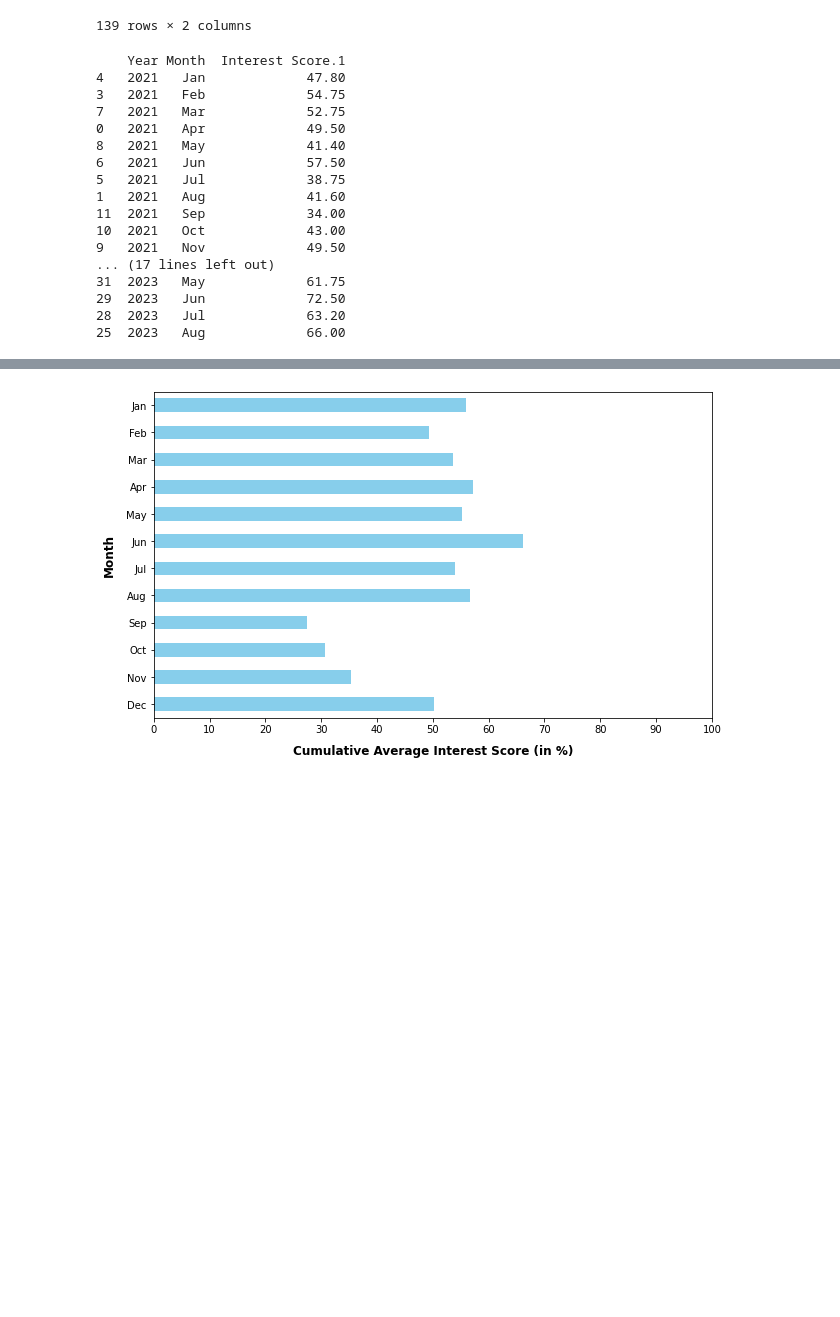
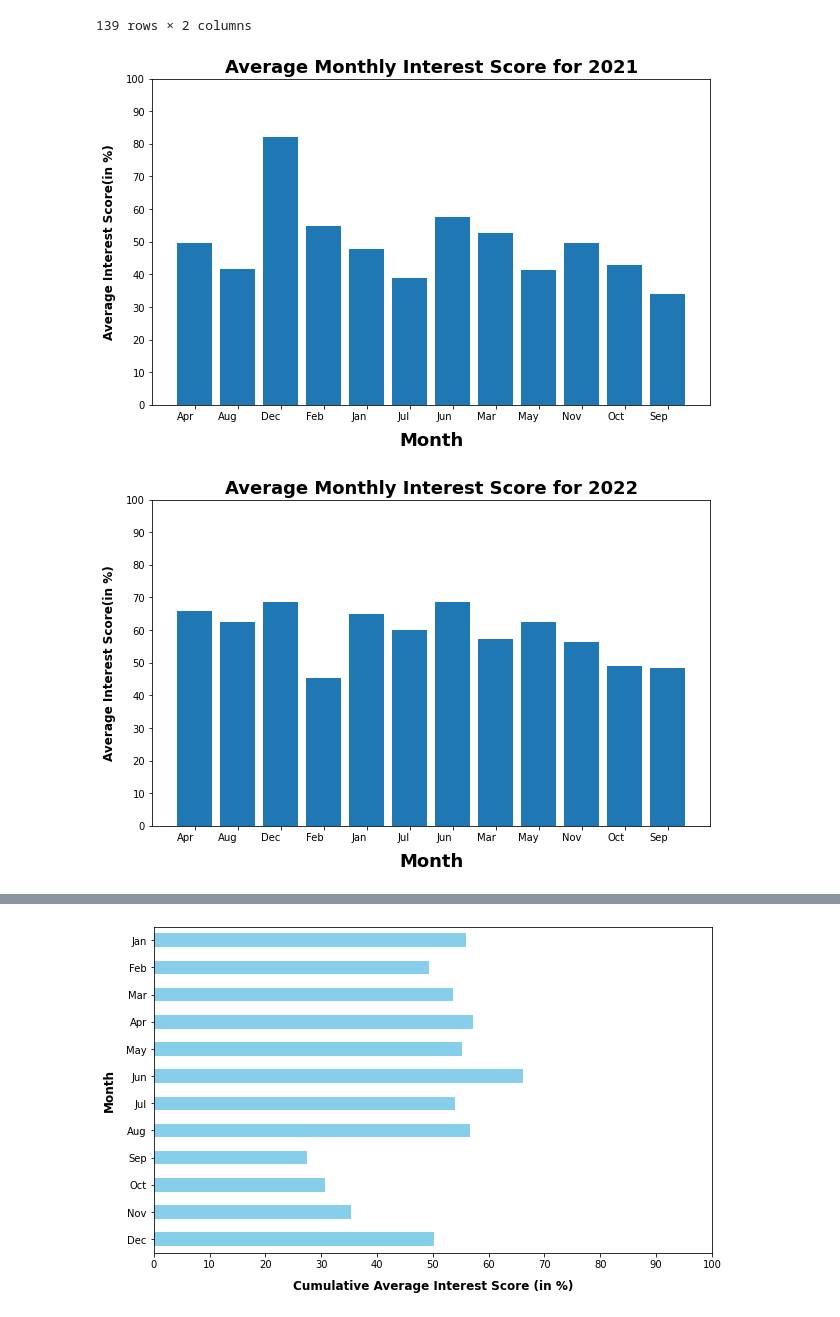
Before and after one commit to sahas-01/Data-analysis-Ab-Inbev, a Jupyter notebook: google-search.ipynb, the cells around one changed output, grey strips where cells are left out. Cells and saved outputs as stored; diff of their text form; code cells hidden in the pictures; blank space fills up the shorter version.

```diff
--- a/google-search.ipynb
+++ b/google-search.ipynb
@@ -25,58 +25,39 @@ df
 # %%
 import pandas as pd
 import matplotlib.pyplot as plt
 
 # Assuming your DataFrame is already loaded and looks like the provided sample
 
 # Convert 'Week' to datetime format
 df['Week'] = pd.to_datetime(df['Week'], format="%b'%y")
 
 # Extract year and month into separate columns
 df['Year'] = df['Week'].dt.year
 df['Month'] = df['Week'].dt.strftime('%b')  # Format to abbreviated month name
 
 # Calculate the average interest score for each month
 average_monthly_interest = df.groupby(['Year', 'Month'])['Interest Score.1'].mean().reset_index()
 
 # Order the 'Month' column
 month_order = ['Jan', 'Feb', 'Mar', 'Apr', 'May', 'Jun', 'Jul', 'Aug', 'Sep', 'Oct', 'Nov', 'Dec']
 
 average_monthly_interest['Month'] = pd.Categorical(average_monthly_interest['Month'], categories=month_order, ordered=True)
 
-# Sort the DataFrame based on the order of months
-average_monthly_interest = average_monthly_interest.sort_values(['Year', 'Month'])
-print(average_monthly_interest)
+# Plotting separate graphs for each year
+years = df['Year'].unique()
 
-# Plotting separate graphs for each year
-# years = df['Year'].unique()
+for year in years:
+    year_data = average_monthly_interest[average_monthly_interest['Year'] == year]
 
-# for year in years:
-#     year_data = average_monthly_interest[average_monthly_interest['Year'] == year]
-
-#     plt.figure(figsize=(10, 6))
-#     plt.bar(year_data['Month'], year_data['Interest Score.1'])
-#     plt.xlabel('Month', fontweight='bold', fontsize=18,labelpad=10)
-#     plt.ylabel('Average Interest Score(in %)', fontweight='bold', fontsize=12, labelpad=10)
-#     plt.title(f'Average Monthly Interest Score for {year}', fontweight='bold', fontsize=18)
-#     plt.xticks(rotation=0, ha='right')
-#     plt.ylim(0, 100)
-#     plt.yticks(range(0, 101, 10))
-#     plt.show()
+    plt.figure(figsize=(10, 6))
+    plt.bar(year_data['Month'], year_data['Interest Score.1'])
+    plt.xlabel('Month', fontweight='bold', fontsize=18,labelpad=10)
+    plt.ylabel('Average Interest Score(in %)', fontweight='bold', fontsize=12, labelpad=10)
+    plt.title(f'Average Monthly Interest Score for {year}', fontweight='bold', fontsize=18)
+    plt.xticks(rotation=0, ha='right')
+    plt.ylim(0, 100)
+    plt.yticks(range(0, 101, 10))
+    plt.show()
 # %% [output]
-    Year Month  Interest Score.1
-4   2021   Jan             47.80
-3   2021   Feb             54.75
-7   2021   Mar             52.75
-0   2021   Apr             49.50
-8   2021   May             41.40
-6   2021   Jun             57.50
-5   2021   Jul             38.75
-1   2021   Aug             41.60
-11  2021   Sep             34.00
-10  2021   Oct             43.00
-9   2021   Nov             49.50
-... (17 lines left out)
-31  2023   May             61.75
-29  2023   Jun             72.50
-28  2023   Jul             63.20
-25  2023   Aug             66.00
+[figure, added]
+[figure, added]
```
Also changed, not shown: parts of 1 cell of this notebook, 2 other files.
